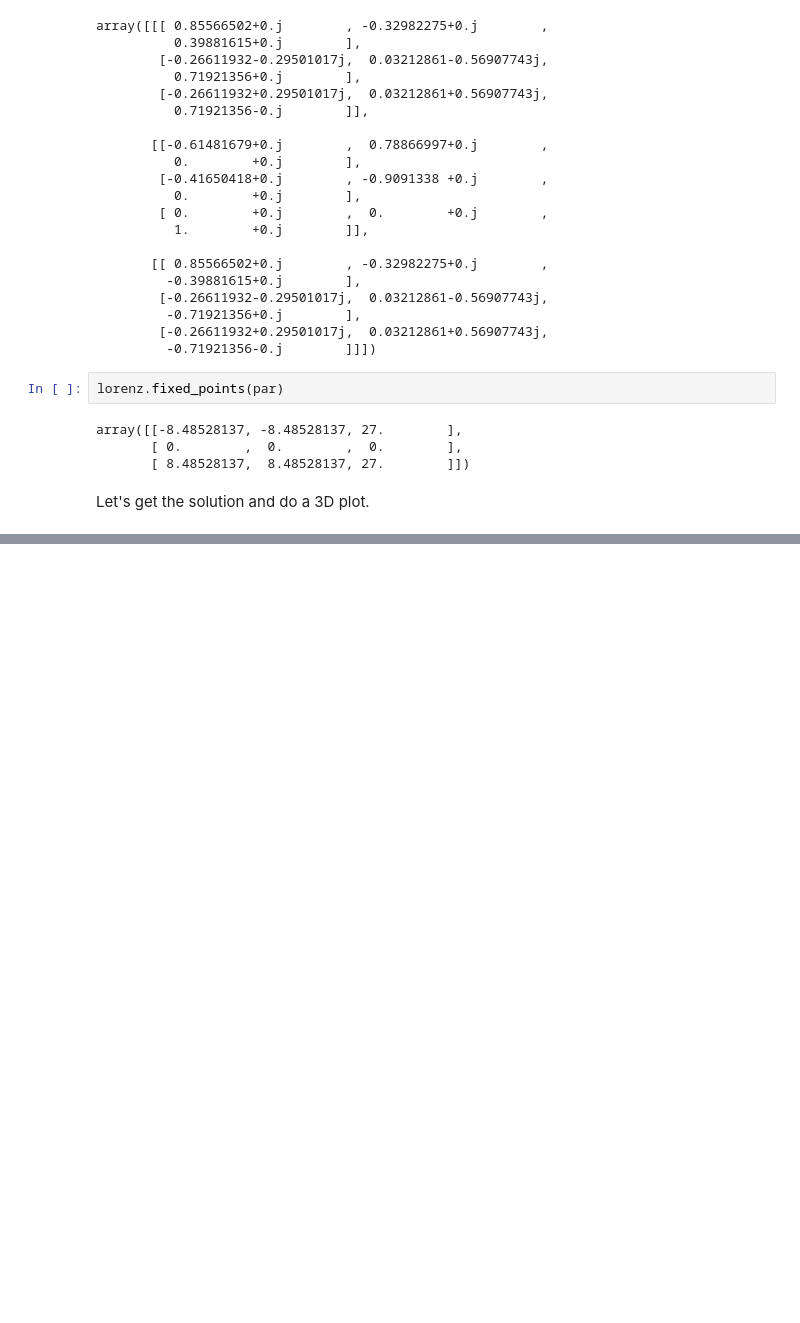
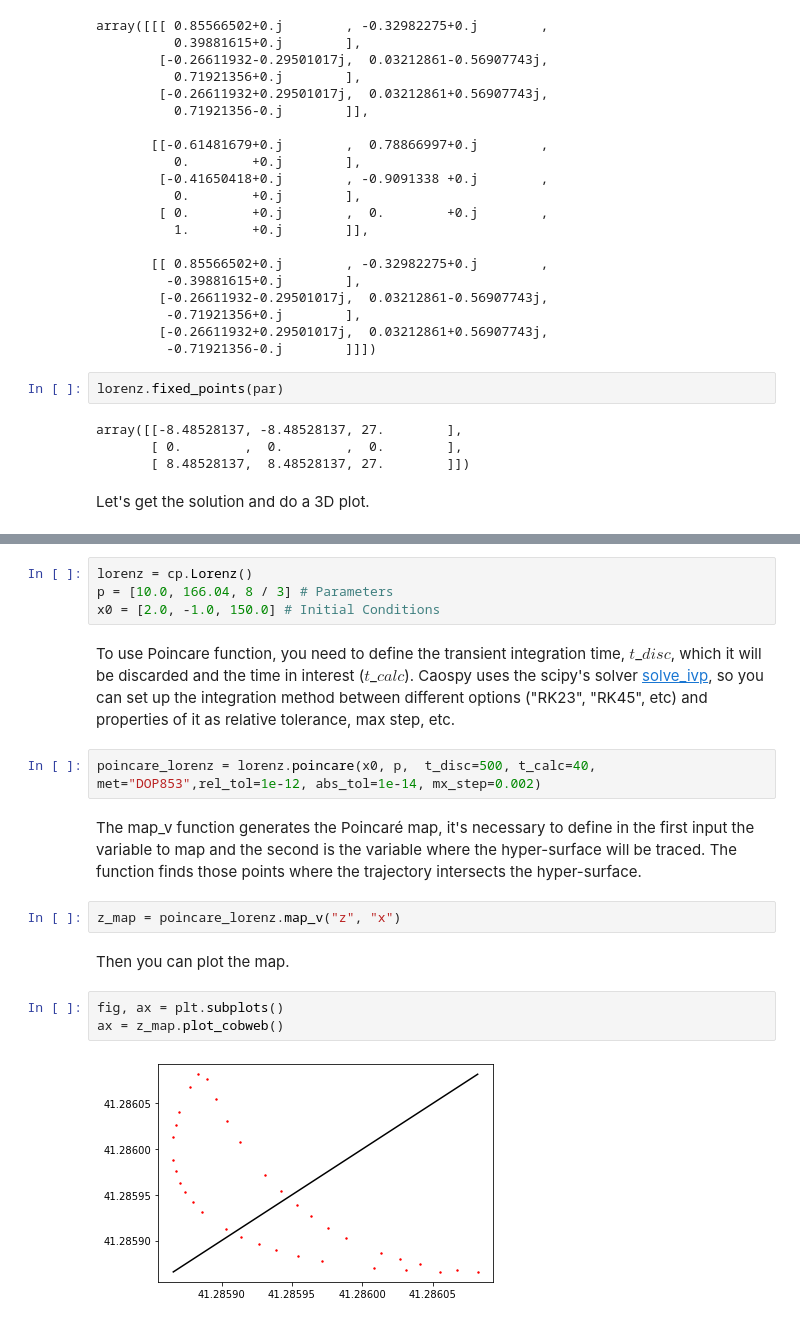
Before and after one commit to Colman-Bertolo/Caospy, a Jupyter notebook: docs/source/tutorial.ipynb, the cells around one changed output, grey strips where cells are left out. Saved outputs shown, nothing was run; the diff lists cells and outputs as text; blank space fills up the shorter version.

```diff
--- a/docs/source/tutorial.ipynb
+++ b/docs/source/tutorial.ipynb
@@ -220,0 +227,19 @@ Poiuncare maps
+# %%
+lorenz = cp.Lorenz()
+p = [10.0, 166.04, 8 / 3] # Parameters
+x0 = [2.0, -1.0, 150.0] # Initial Conditions
+# %% [markdown]
+To use Poincare function, you need to define the transient integration time, $t$_$disc$, which it will be discarded and the time in interest ($t$_$calc$). Caospy uses the scipy's solver [solve_ivp](https://docs.scipy.org/doc/scipy/reference/generated/scipy.integrate.solve_ivp.html), so you can set up the integration method between different options ("RK23", "RK45", etc) and properties of it as relative tolerance, max step, etc.
+# %%
+poincare_lorenz = lorenz.poincare(x0, p,  t_disc=500, t_calc=40, met="DOP853",rel_tol=1e-12, abs_tol=1e-14, mx_step=0.002)
+# %% [markdown]
+The map_v function generates the Poincaré map,  it's necessary to define in the first input the variable to map and the second is the variable where the hyper-surface will be traced. The function finds those points where the trajectory intersects the hyper-surface.
+# %%
+z_map = poincare_lorenz.map_v("z", "x")
+# %% [markdown]
+Then you can plot the map.
+# %%
+fig, ax = plt.subplots()
+ax = z_map.plot_cobweb()
+# %% [output]
+[figure, added]
```
Also changed, not shown: parts of 16 cells of this notebook, 4 other files.
